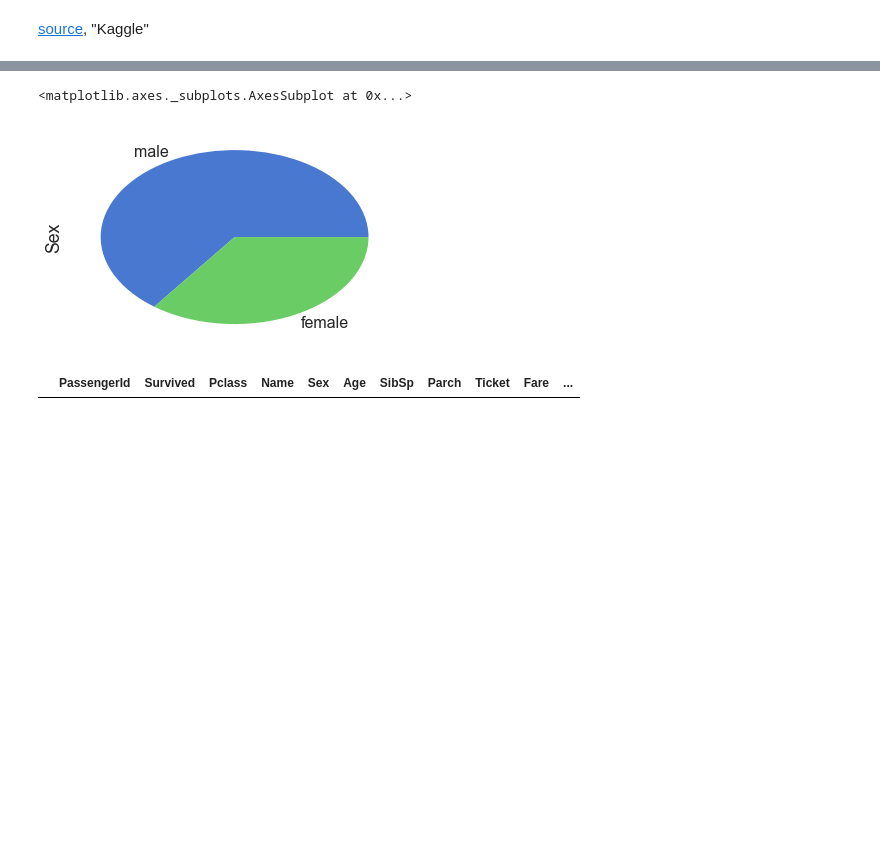
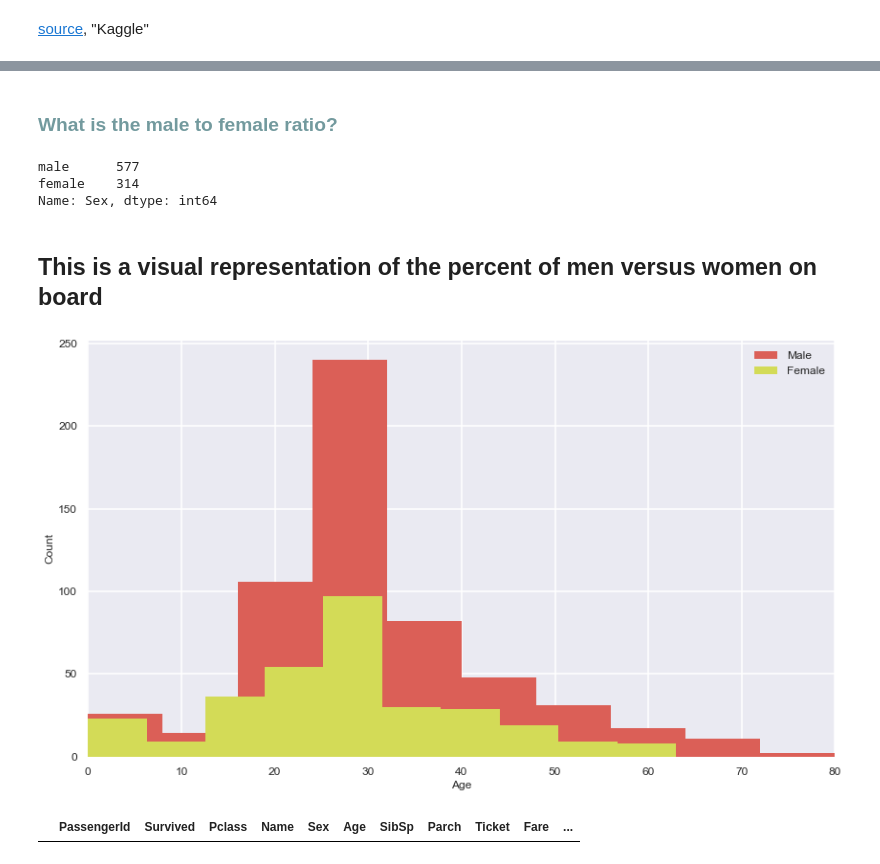
Before and after one commit to mjlsmith/Investigating-a-Dataset, a Jupyter notebook: Titanic Data analysis.ipynb, the cells around one changed output, grey strips where cells are left out. Drawn from its saved outputs; the diff is of its cells as text; code cells hidden in the pictures; blank space fills up the shorter version.

```diff
--- a/Titanic Data analysis.ipynb
+++ b/Titanic Data analysis.ipynb
@@ -214,8 +226,32 @@ plot_correlation_map(df)
+# %% [markdown]
+<h3><span style="color:#739A9E"> What is the male to female ratio?</span></h3>
 # %%
-df.Sex.value_counts().plot(kind= 'pie')
+df.Sex.value_counts()
 # %% [output]
-<matplotlib.axes._subplots.AxesSubplot at 0x...>
+male      577
+female    314
+Name: Sex, dtype: int64
-[figure, removed]
+# %% [markdown]
+## This is a visual representation of the percent of men versus women on board ##
+# %%
+data_by_sex = df.groupby(['Sex'])
+men = data_by_sex.get_group('male')
+women = data_by_sex.get_group('female')
+plt.figure(figsize=(14, 8))
+plt.hist(men['Age'], bins = 10, label = "Male")
+plt.hist(women['Age'], bins = 10, label = "Female")
+
+from matplotlib import ticker
+ax.yaxis.set_major_formatter(ticker.FuncFormatter(lambda x, pos: int(np.abs(x))))
+plt.xlim([0, 80])
+
+plt.xlabel('Age', fontsize=12)
+plt.ylabel('Count', fontsize=12)
+
+plt.legend(fontsize=12, loc=1)
+plt.tick_params(axis='both', which='major', labelsize=12)
+# %% [output]
+[figure, added]
 # %%
 df[df.Sex.isnull()]
 # %% [output]
```
Also changed, not shown: parts of 32 cells of this notebook.
